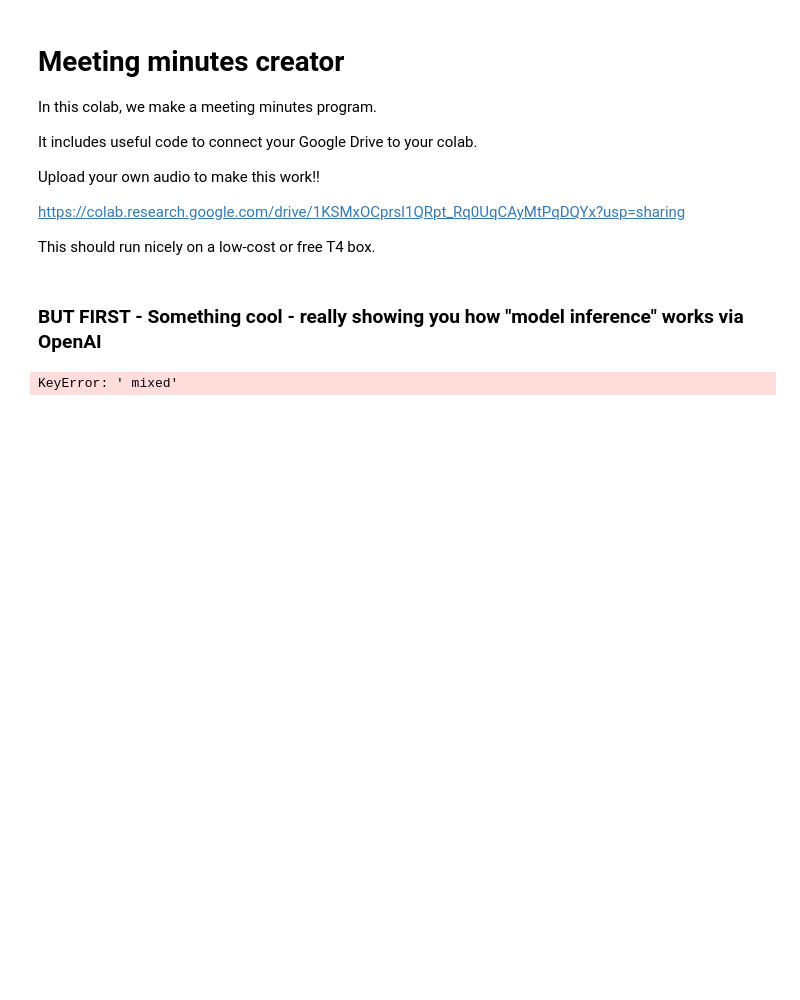
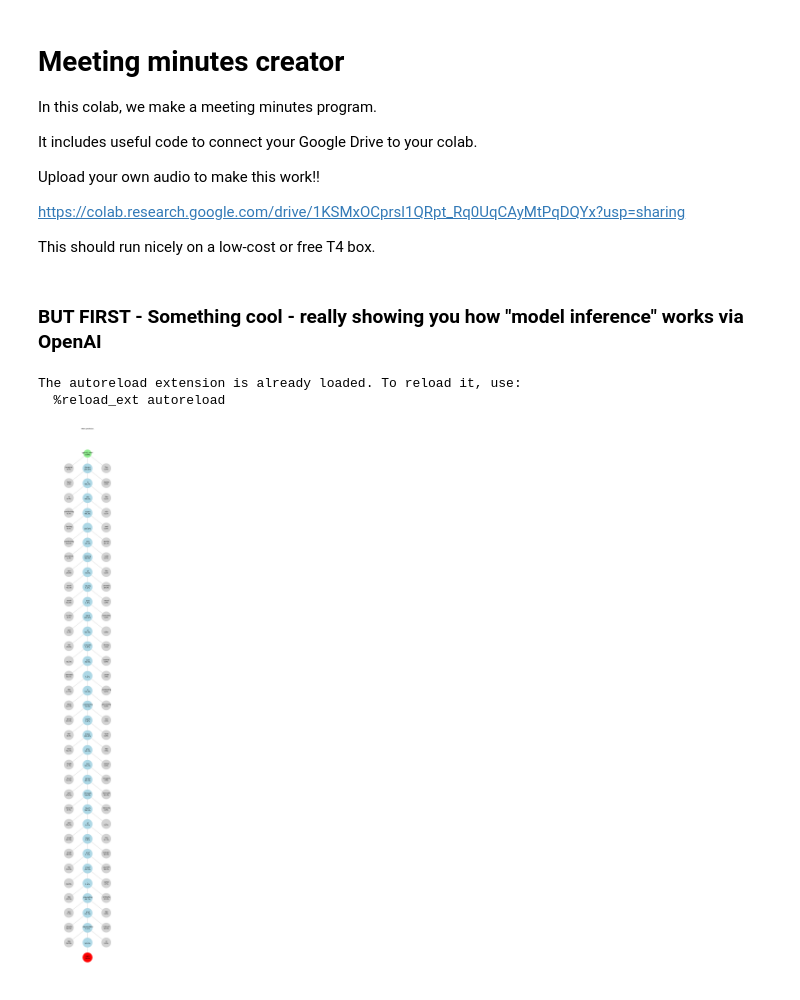
Before and after one commit to robpodosek/llm_engineering, a Jupyter notebook: week3/day5.ipynb, the cells around one changed output. Cells and saved outputs as stored; diff of their text form; code cells hidden in the pictures; blank space fills up the shorter version.

Commit message:
fix: resolve KeyError in TokenPredictor by updating notebook output handling

```diff
--- a/week3/day5.ipynb
+++ b/week3/day5.ipynb
@@ -15,16 +15,18 @@ This should run nicely on a low-cost or free T4 box.
 # %%
 %load_ext autoreload
 %autoreload 2
 
 from visualizer import TokenPredictor, create_token_graph, visualize_predictions
 
 message = "In one sentence, describe the color brown to someone who has never been able to see"
 model_name = "gpt-4.1-mini"
 
 predictor = TokenPredictor(model_name)
-predictions = predictor.predict_tokens(message, temperature=1)
+predictions = predictor.predict_tokens(message, temperature=1.7)
 G = create_token_graph(model_name, predictions)
 plt = visualize_predictions(G)
 plt.show()
 # %% [output]
-KeyError: ' mixed'
+The autoreload extension is already loaded. To reload it, use:
+  %reload_ext autoreload
+[figure, added]
```
